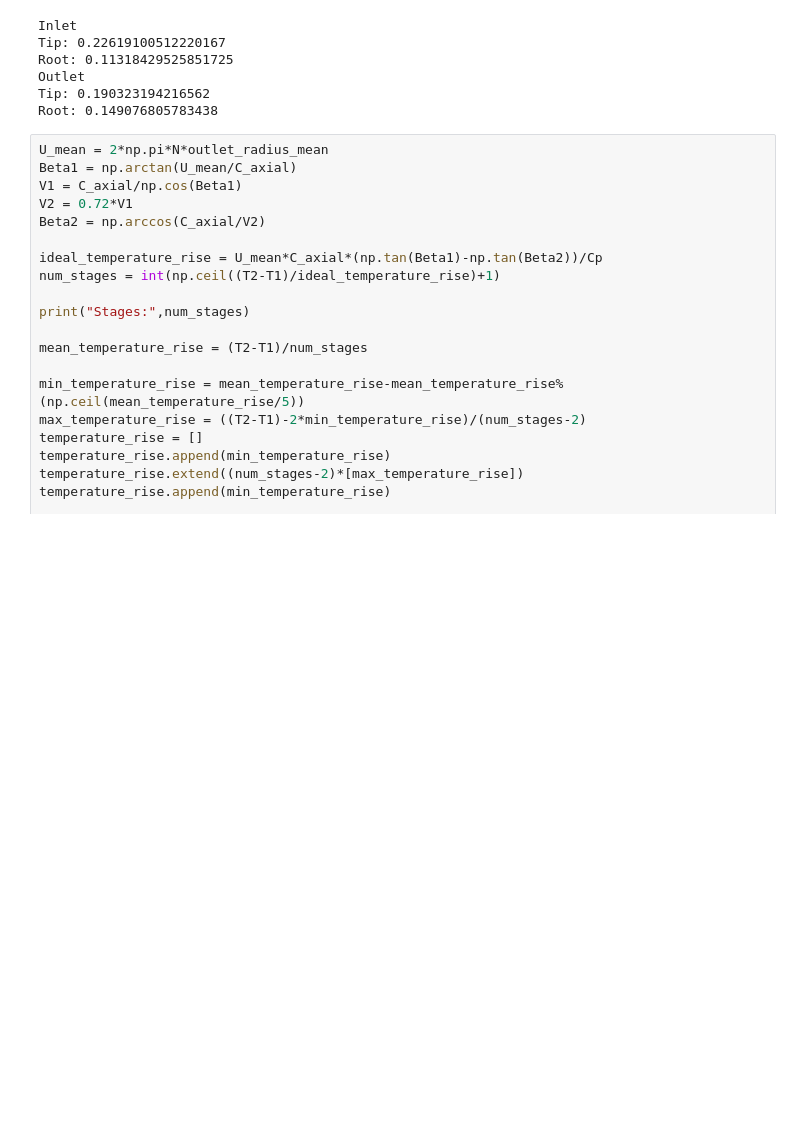
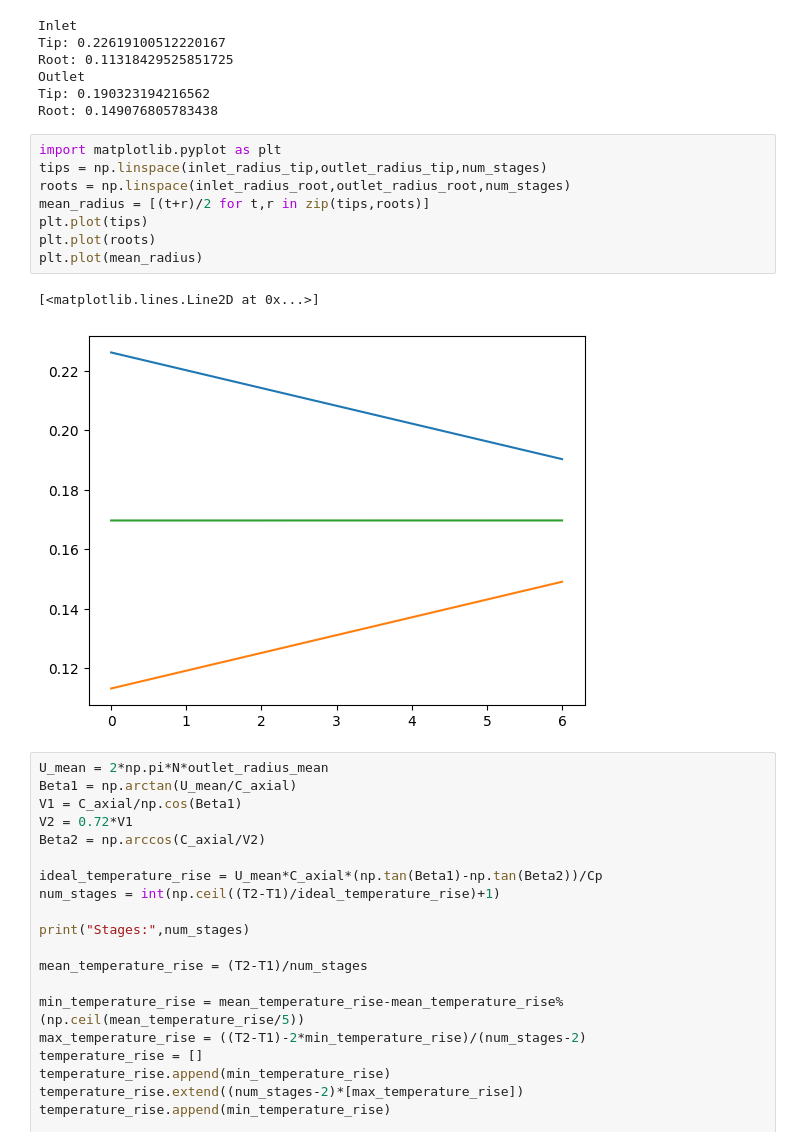
Before and after one commit to jjermstad24/Fall_2024_Classes, a Jupyter notebook: AERO_417/Project_1.ipynb, the cells around one changed output. Cells and saved outputs as stored; diff of their text form; blank space fills up the shorter version.

```diff
--- a/AERO_417/Project_1.ipynb
+++ b/AERO_417/Project_1.ipynb
@@ -71,6 +70,17 @@ Root: 0.11318429525851725
 Outlet
 Tip: 0.190323194216562
 Root: 0.149076805783438
+# %%
+import matplotlib.pyplot as plt
+tips = np.linspace(inlet_radius_tip,outlet_radius_tip,num_stages)
+roots = np.linspace(inlet_radius_root,outlet_radius_root,num_stages)
+mean_radius = [(t+r)/2 for t,r in zip(tips,roots)]
+plt.plot(tips)
+plt.plot(roots)
+plt.plot(mean_radius)
+# %% [output]
+[<matplotlib.lines.Line2D at 0x...>]
+[figure, added]
 # %%
 U_mean = 2*np.pi*N*outlet_radius_mean
 Beta1 = np.arctan(U_mean/C_axial)
```
Also changed, not shown: parts of 4 cells of this notebook.
